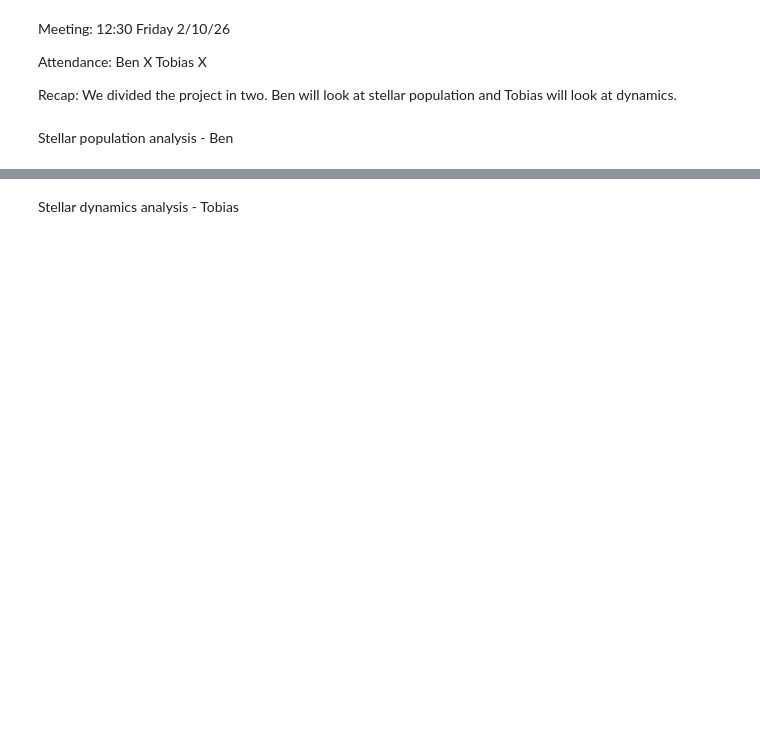
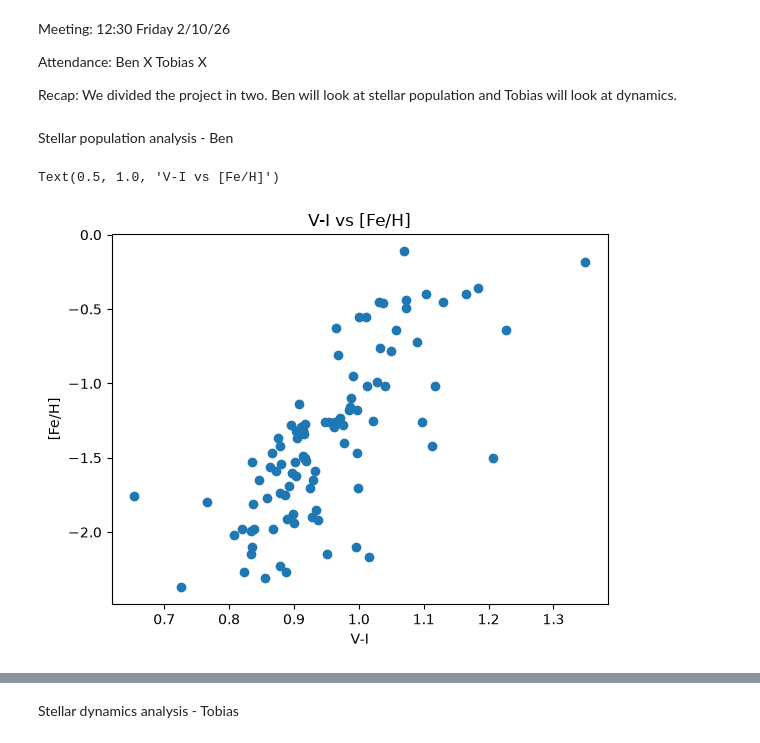
Before and after one commit to eddikebrygger/PHYS3116---Project, a Jupyter notebook: Main_file.ipynb, the cells around one changed output, grey strips where cells are left out. Drawn from its saved outputs; the diff is of its cells as text; code cells hidden in the pictures; blank space fills up the shorter version.

```diff
--- a/Main_file.ipynb
+++ b/Main_file.ipynb
@@ -21,3 +19,47 @@ harris_p2 = pd.read_csv('HarrisPartII.csv')
 harris_p3 = pd.read_csv('HarrisPartIII.csv')
 # %% [markdown]
 Stellar population analysis - Ben
+# %%
+rc('text', usetex=False)
+R_gc = pd.to_numeric(harris_p1['R_gc'],errors='coerce')
+X = pd.to_numeric(harris_p1['X'],errors='coerce')
+Y = pd.to_numeric(harris_p1['Y'],errors='coerce')
+Z = pd.to_numeric(harris_p1['Z'],errors='coerce')
+R_Sun = pd.to_numeric(harris_p1['R_Sun'],errors='coerce')
+sig_v = pd.to_numeric(harris_p3['sig_v'],errors='coerce')
+v_r = pd.to_numeric(harris_p3['v_r'],errors='coerce')
+mtlc = pd.to_numeric(harris_p2['[Fe/H]'],errors='coerce')
+rho_0 = pd.to_numeric(harris_p3['rho_0'],errors='coerce')
+mu_V = pd.to_numeric(harris_p3['mu_V'],errors='coerce')
+c = pd.to_numeric(harris_p3['c'],errors='coerce')
+BmV = pd.to_numeric(harris_p2['B-V'],errors='coerce')
+ellip = pd.to_numeric(harris_p2['ellip'],errors='coerce')
+r_c = pd.to_numeric(harris_p3['r_c'],errors='coerce')
+r_h = pd.to_numeric(harris_p3['r_h'],errors='coerce')
+M_V = pd.to_numeric(harris_p2['M_V,t'],errors='coerce')
+V_t = pd.to_numeric(harris_p2['V_t'],errors='coerce')
+wt = pd.to_numeric(harris_p2['wt'],errors='coerce')
+L = pd.to_numeric(harris_p1['L'],errors='coerce')
+B = pd.to_numeric(harris_p1['B'],errors='coerce')
+mask = mtlc > -0.8
+## Copied of Tobias
+VmR = pd.to_numeric(harris_p2['V-R'],errors='coerce')
+UmB = pd.to_numeric(harris_p2['U-B'],errors='coerce')
+VmI = pd.to_numeric(harris_p2['V-I'],errors='coerce')
+V_hb = pd.to_numeric(harris_p2['V_HB'],errors='coerce')
+## Correct colour values for foreground reddening
+E_BmV = pd.to_numeric(harris_p2['E(B-V)'],errors='coerce')
+BmV0=BmV - E_BmV
+VmR0=VmR - 0.72*E_BmV
+VmI0=VmI - 1.24*E_BmV
+UmB0=UmB - 0.72*E_BmV
+#Coefficients calculated from Cardelli et al. 1989, ApJ, 345, 245
+# %%
+plt.figure()
+plt.scatter(VmI0, mtlc)
+plt.xlabel('V-I')
+plt.ylabel('[Fe/H]')
+plt.title('V-I vs [Fe/H]')
+# %% [output]
+Text(0.5, 1.0, 'V-I vs [Fe/H]')
+[figure, added]
```
Also changed, not shown: parts of 4 cells of this notebook.
